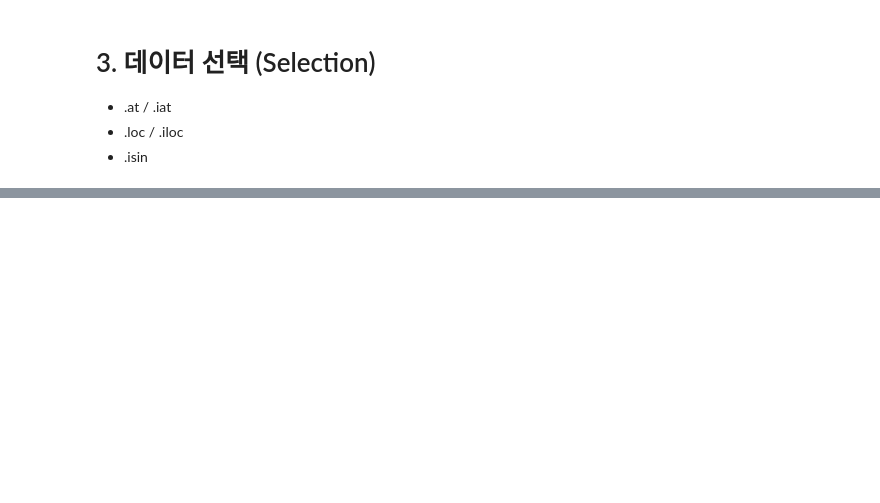
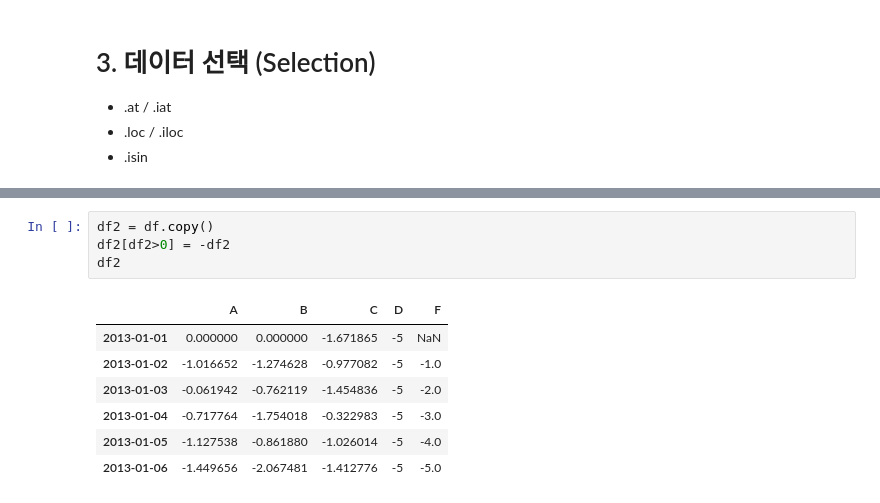
Before and after one commit to hanna-joo/Edu_BigData, a Jupyter notebook: python_edu/pandas_basic.ipynb, the cells around one changed output, grey strips where cells are left out. Drawn from its saved outputs; the diff is of its cells as text; blank space fills up the shorter version.

```diff
--- a/python_edu/pandas_basic.ipynb
+++ b/python_edu/pandas_basic.ipynb
@@ -276,0 +362,12 @@ df.iat[1,1]
+# %%
+df2 = df.copy()
+df2[df2>0] = -df2
+df2
+# %% [output]
+|  | A | B | C | D | F |
+| 2013-01-01 | 0.000000 | 0.000000 | -1.671865 | -5 | NaN |
+| 2013-01-02 | -1.016652 | -1.274628 | -0.977082 | -5 | -1.0 |
+| 2013-01-03 | -0.061942 | -0.762119 | -1.454836 | -5 | -2.0 |
+| 2013-01-04 | -0.717764 | -1.754018 | -0.322983 | -5 | -3.0 |
+| 2013-01-05 | -1.127538 | -0.861880 | -1.026014 | -5 | -4.0 |
+| 2013-01-06 | -1.449656 | -2.067481 | -1.412776 | -5 | -5.0 |
```
Also changed, not shown: parts of 36 cells of this notebook.
